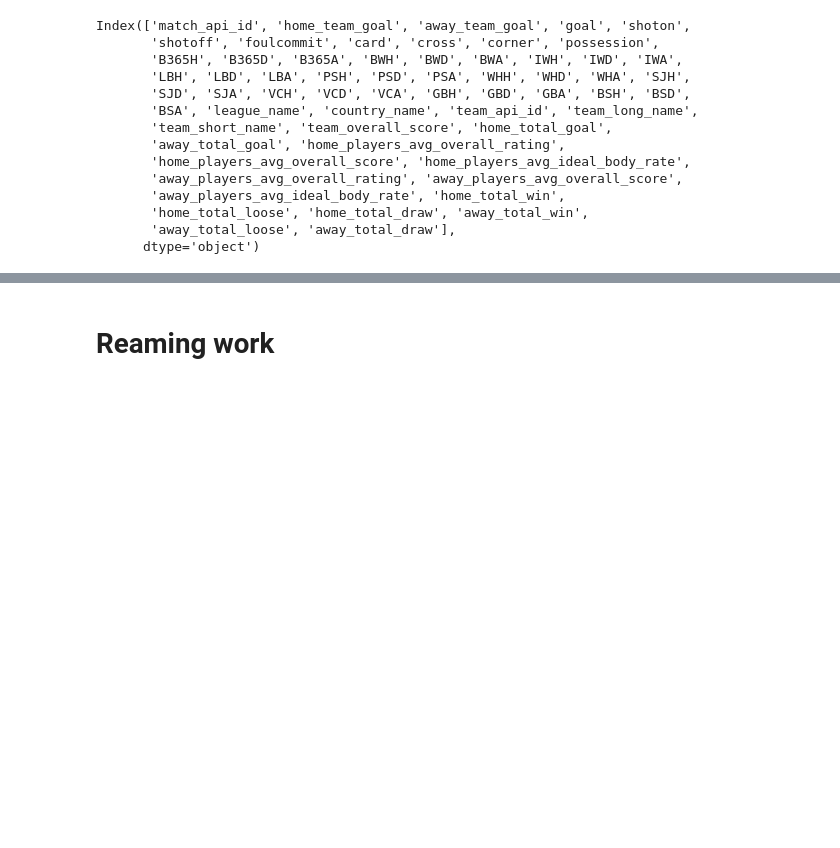
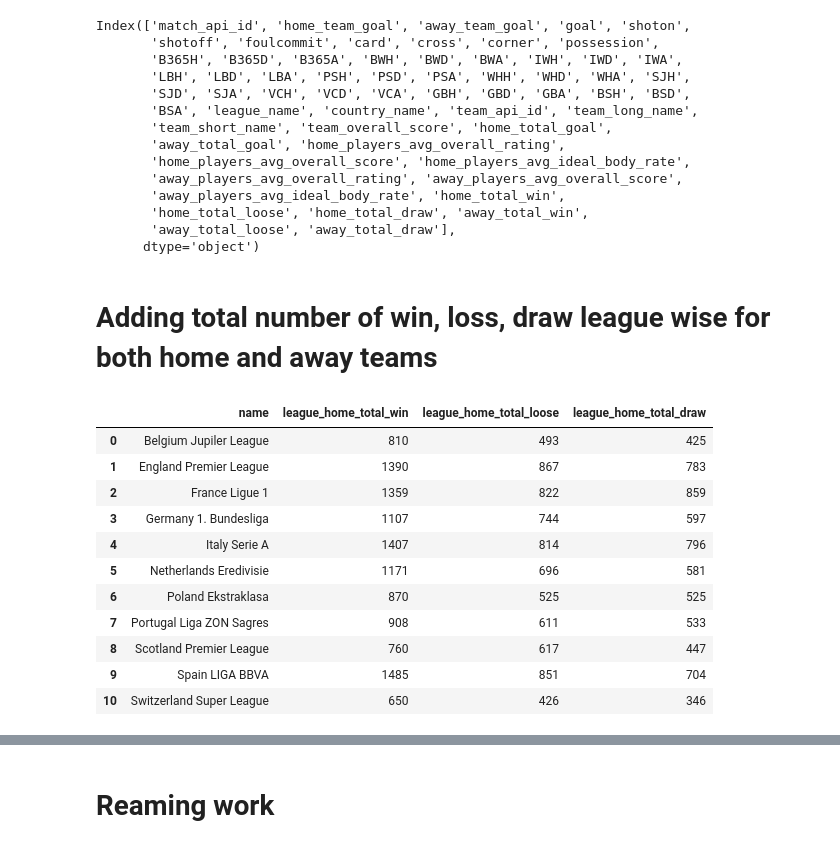
Before and after one commit to ravi7522/Football-Prediction, a Jupyter notebook: data_preprocessing_table_merge.ipynb, the cells around one changed output, grey strips where cells are left out. Cells and saved outputs as stored; diff of their text form; code cells hidden in the pictures; blank space fills up the shorter version.

Commit message:
league wise total win, loose and draw for home and away added

```diff
--- a/data_preprocessing_table_merge.ipynb
+++ b/data_preprocessing_table_merge.ipynb
@@ -633,3 +633,23 @@ Index(['match_api_id', 'home_team_goal', 'away_team_goal', 'goal', 'shoton',
        'home_total_loose', 'home_total_draw', 'away_total_win',
        'away_total_loose', 'away_total_draw'],
       dtype='object')
+# %% [markdown]
+# Adding total number of win, loss, draw league wise for both home and away teams
+# %%
+league_home_team_result = pd.read_sql_query("select l.name, count(case when home_team_goal > away_team_goal then 'win' end) as league_home_total_win, count(case when home_team_goal < away_team_goal then 'loose' end) as league_home_total_loose, count(case when home_team_goal = away_team_goal then 'draw' end) as league_home_total_draw from match left join League l where l.id = league_id group by league_id", conn)
+league_away_team_result = pd.read_sql_query("select l.name, count(case when away_team_goal > home_team_goal then 'win' end) as league_away_total_win, count(case when away_team_goal < home_team_goal then 'loose' end) as league_away_total_loose, count(case when away_team_goal = home_team_goal then 'draw' end) as league_away_total_draw from match left join League l where l.id = league_id group by league_id", conn)
+# %%
+league_home_team_result
+# %% [output]
+|  | name | league_home_total_win | league_home_total_loose | league_home_total_draw |
+| 0 | Belgium Jupiler League | 810 | 493 | 425 |
+| 1 | England Premier League | 1390 | 867 | 783 |
+| 2 | France Ligue 1 | 1359 | 822 | 859 |
+| 3 | Germany 1. Bundesliga | 1107 | 744 | 597 |
+| 4 | Italy Serie A | 1407 | 814 | 796 |
+| 5 | Netherlands Eredivisie | 1171 | 696 | 581 |
+| 6 | Poland Ekstraklasa | 870 | 525 | 525 |
+| 7 | Portugal Liga ZON Sagres | 908 | 611 | 533 |
+| 8 | Scotland Premier League | 760 | 617 | 447 |
+| 9 | Spain LIGA BBVA | 1485 | 851 | 704 |
+| 10 | Switzerland Super League | 650 | 426 | 346 |
```
Also changed, not shown: parts of 10 cells of this notebook, 1 other file.
